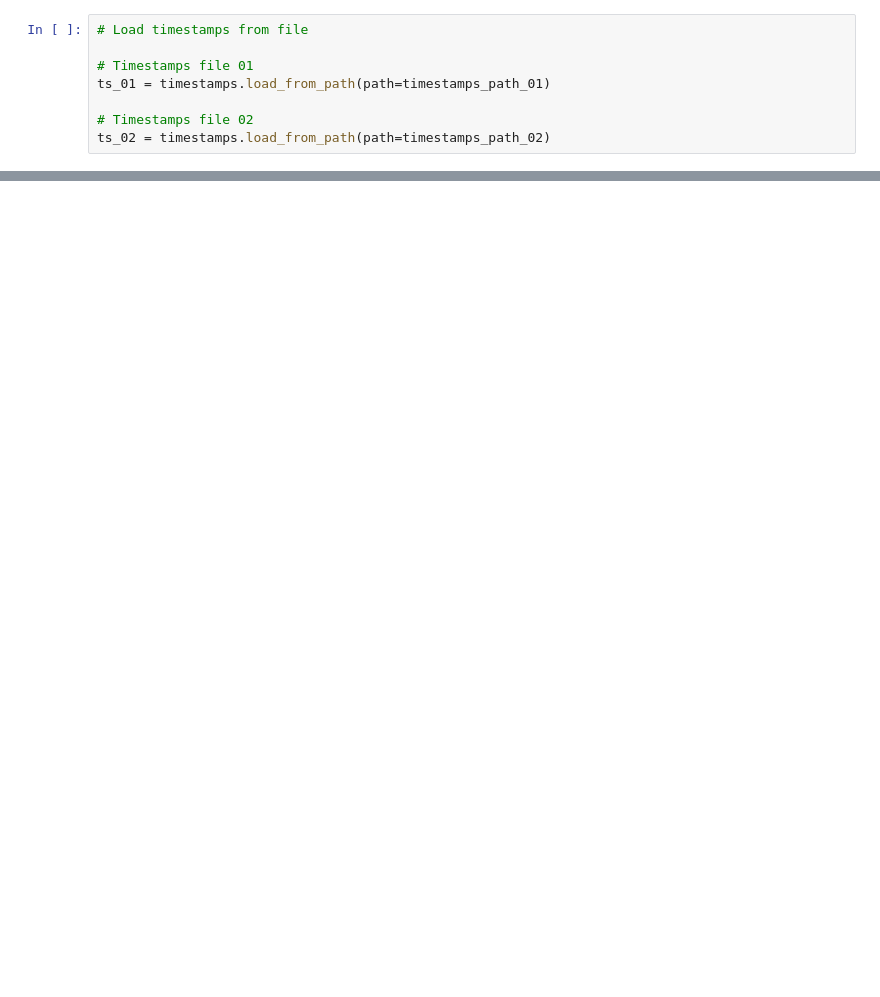
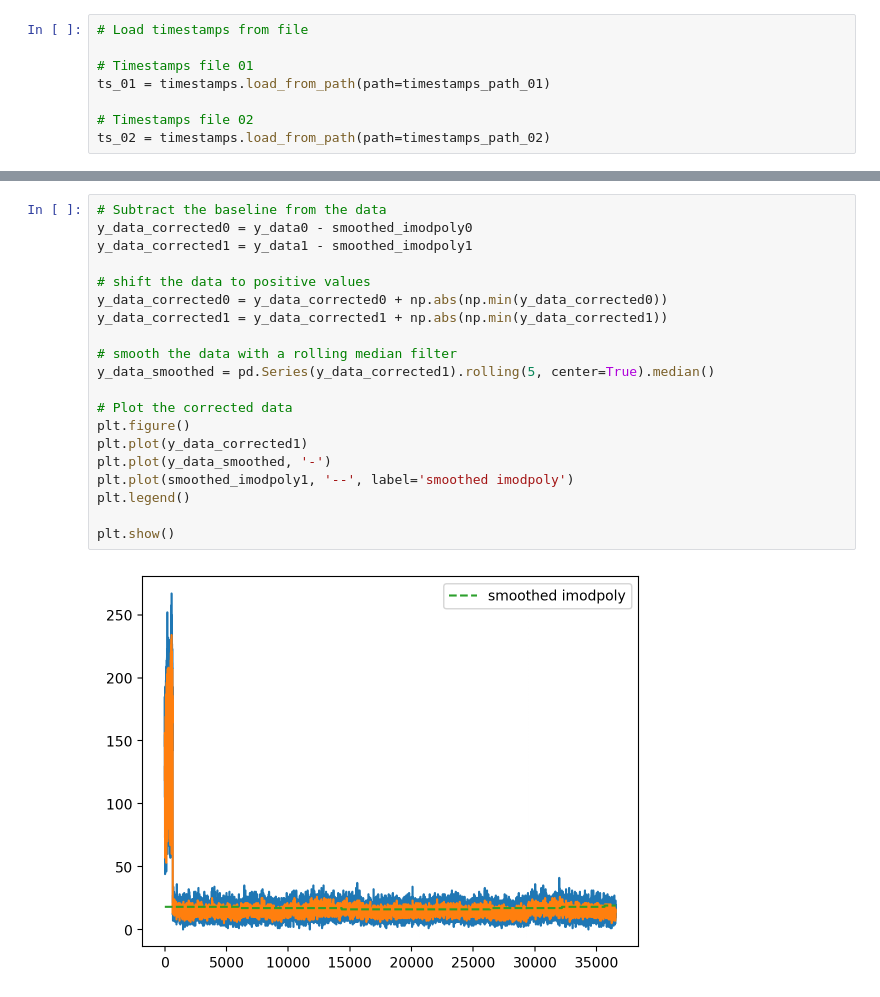
Before and after one commit to JKL453/s04-data-analysis, a Jupyter notebook: on-off-times/on-off-sfHMM.ipynb, the cells around one changed output, grey strips where cells are left out. Saved outputs shown, nothing was run; the diff lists cells and outputs as text; blank space fills up the shorter version.

```diff
--- a/on-off-times/on-off-sfHMM.ipynb
+++ b/on-off-times/on-off-sfHMM.ipynb
@@ -50,0 +82,22 @@ output_notebook()
+# %%
+# Subtract the baseline from the data
+y_data_corrected0 = y_data0 - smoothed_imodpoly0
+y_data_corrected1 = y_data1 - smoothed_imodpoly1
+
+# shift the data to positive values
+y_data_corrected0 = y_data_corrected0 + np.abs(np.min(y_data_corrected0))
+y_data_corrected1 = y_data_corrected1 + np.abs(np.min(y_data_corrected1))
+
+# smooth the data with a rolling median filter
+y_data_smoothed = pd.Series(y_data_corrected1).rolling(5, center=True).median()
+
+# Plot the corrected data
+plt.figure()
+plt.plot(y_data_corrected1)
+plt.plot(y_data_smoothed, '-')
+plt.plot(smoothed_imodpoly1, '--', label='smoothed imodpoly')
+plt.legend()
+
+plt.show()
+# %% [output]
+[figure, added]
```
Also changed, not shown: parts of 17 cells of this notebook, 3 other files.
